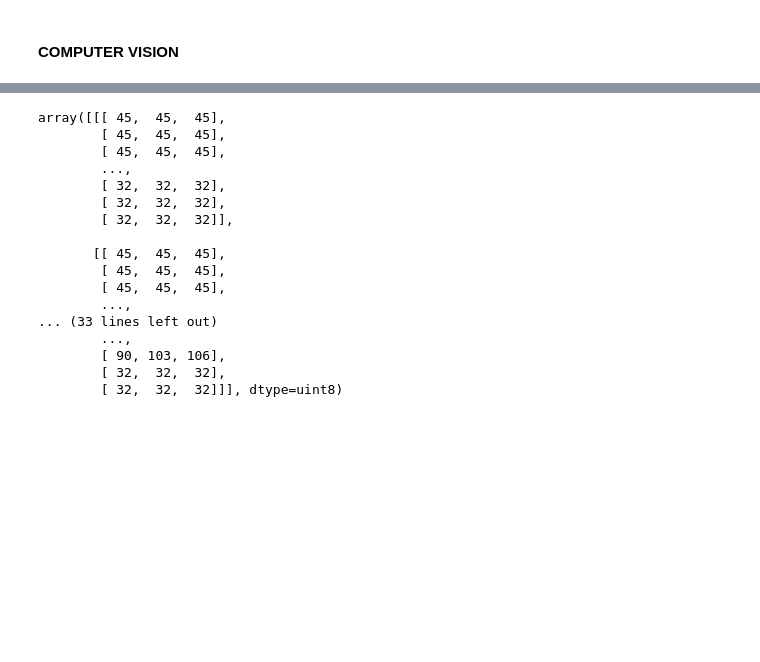
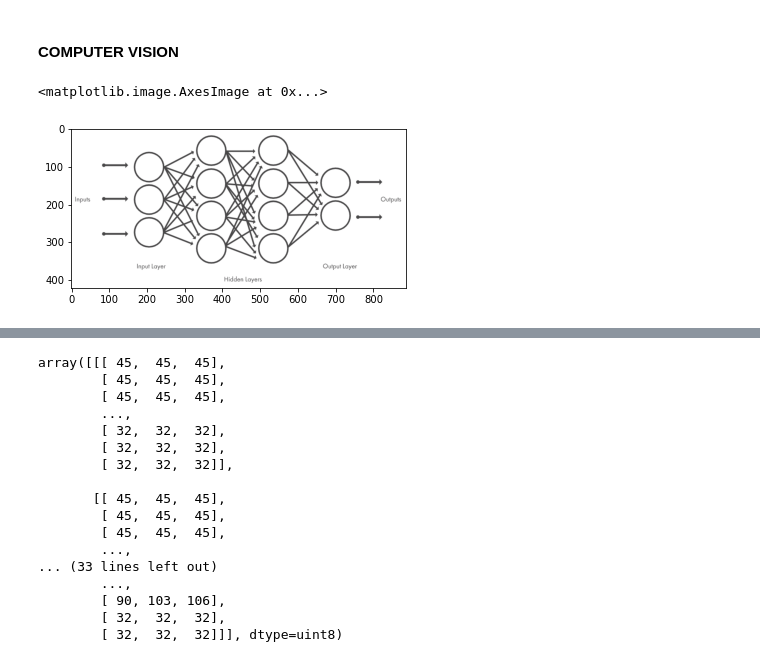
Before and after one commit to arjunkurup24/Learn-Computer-Vision-With-Project, a Jupyter notebook: cv basic.ipynb, the cells around one changed output, grey strips where cells are left out. Cells and saved outputs as stored; diff of their text form; code cells hidden in the pictures; blank space fills up the shorter version.

```diff
--- a/cv basic.ipynb
+++ b/cv basic.ipynb
@@ -21,6 +21,16 @@
 #   IF nueron in neural network color is Grey it carry value between 0 and 1
 #   Activated nueroun ie the neuron wuth value greater than 0.5 only pass from one hidden layer to other
 #    Less than 0.5 are block to pass to next layer
+# %%
+# image of neural network
+import cv2 as cv
+import matplotlib.pyplot as plt
+%matplotlib inline
+nw= cv.imread("E:/cvimg.png")
+plt.imshow(nw)
+# %% [output]
+<matplotlib.image.AxesImage at 0x...>
+[figure, added]
 # %%
 # please  Refer more note in google .
 
```
Also changed, not shown: parts of 20 cells of this notebook, 2 other files.
